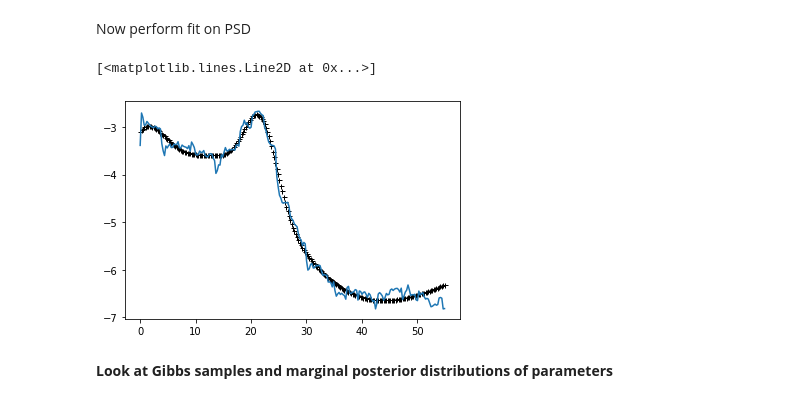
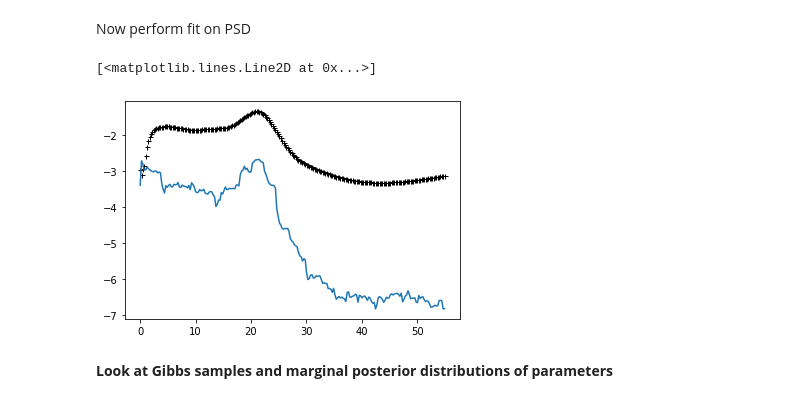
Before and after one commit to AraiKensuke/FitSpectrum, a Jupyter notebook: FitPowerSpec.ipynb, the cells around one changed output. Drawn from its saved outputs; the diff is of its cells as text; code cells hidden in the pictures.

```diff
--- a/FitPowerSpec.ipynb
+++ b/FitPowerSpec.ipynb
@@ -57,7 +65,7 @@ First, let's see what short time MT powerspec of a very tight oscillation looks
 # %% [markdown]
 MT powerspec for a tight oscillation
 # %%
-np.random.seed(1000)   #  set the random seed.
+_N.random.seed(1000)   #  set the random seed.
 
 ###  Specify the signal
 f1=21.   # hz
@@ -69,7 +77,7 @@ N             = 4096
 dt            = 0.001
 #
 signal         = bs.build_signal(N, dt, [comps], [1])
-signal         += obs_nz*np.random.randn(N)    #  add observation noise (white noise)
+signal         += obs_nz*_N.random.randn(N)    #  add observation noise (white noise)
 
 
 fig = plt.figure(figsize=(14, 5))
@@ -80,8 +88,8 @@ plt.subplot2grid((1, 4), (0, 3), colspan=1)
 # focus on 1 to 30 Hz
 bw = 9
 f, psd_mt, nu = tsa.multi_taper_psd(signal,Fs=1/dt, NW=bw , low_bias=False, adaptive=False, jackknife=False)
-plt.plot(f,np.log(psd_mt),'*')
-plt.plot(f,np.log(psd_mt))
+plt.plot(f,_N.log(psd_mt),'*')
+plt.plot(f, _N.log(psd_mt))
 plt.xlim(1,55)
 # %% [output]
 (1.0, 55.0)
@@ -109,14 +110,14 @@ Now perform fit on PSD
 # %%
 theseInds = _N.where(f < 55)[0]
 f_psd     = f[theseInds]
 
-trace = do_fit_psd(f_psd, _N.log(psd_mt[theseInds]))
+#trace = do_fit_psd(f_psd, _N.log(psd_mt[theseInds]))
 y_fit = _N.percentile(trace.gauss,50,axis=0)
 plt.plot(f_psd, y_fit,'k', marker='+', ls='None', ms=5, mew=1, label='Fit')
-plt.plot(f_psd, np.log(psd_mt[theseInds]))
+plt.plot(f_psd, _N.log(psd_mt[theseInds]))
 # %% [output]
 [<matplotlib.lines.Line2D at 0x...>]
-[figure, old version]
+[figure, new version]
 # %% [markdown]
 **Look at Gibbs samples and marginal posterior distributions of parameters**
 # %%
```
Also changed, not shown: parts of 7 cells of this notebook.
